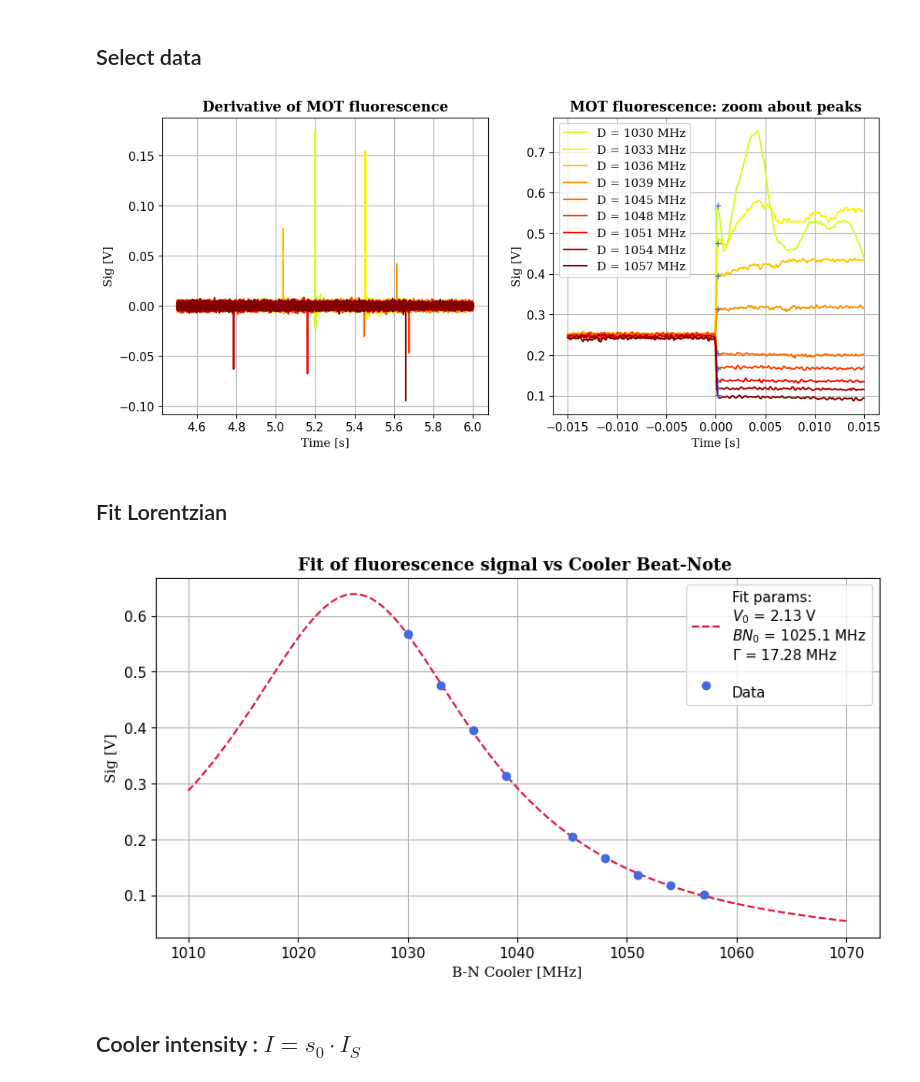
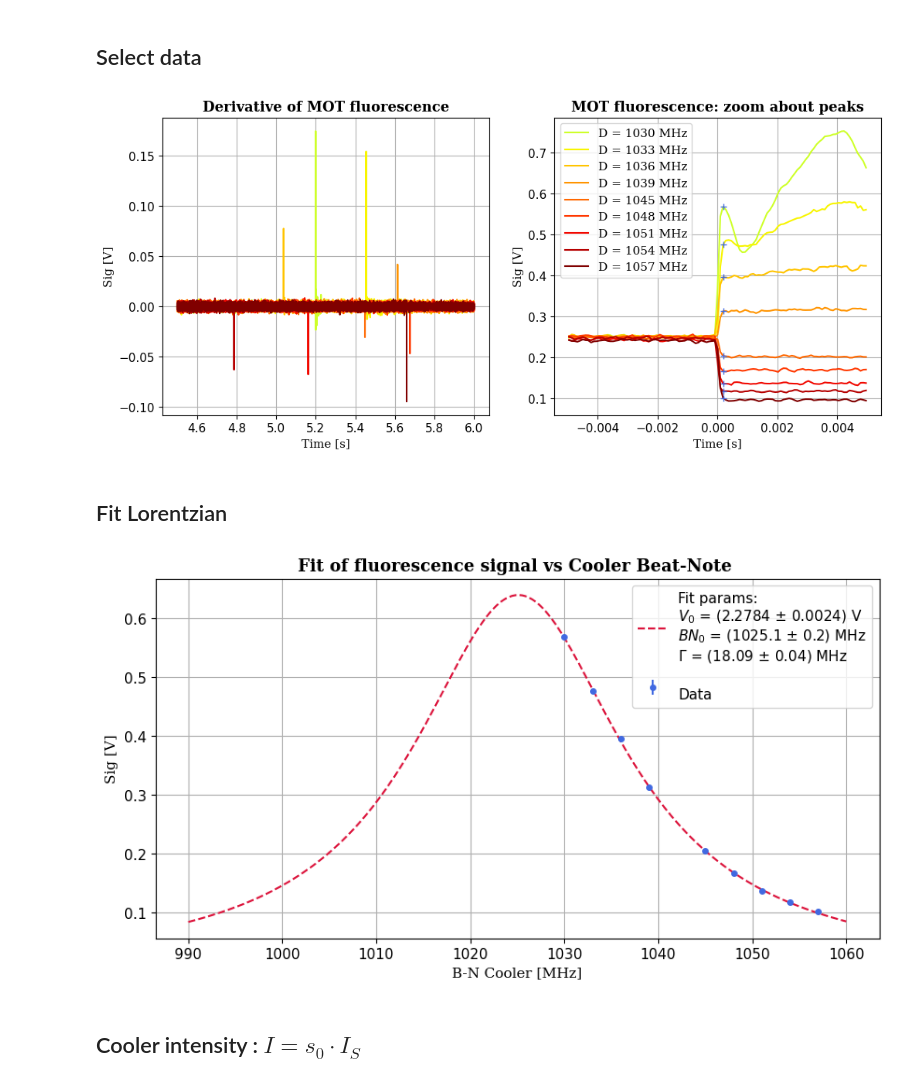
Before and after one commit to Leonardo-Razzai/automatic_measures, a Jupyter notebook: MOT_detuning_oscilloscope/Data/Different_delta/2024-11-07/fit_s0.ipynb, the cells around one changed output. Saved outputs shown, nothing was run; the diff lists cells and outputs as text; code cells hidden in the pictures.

Commit message:
Use proper Delta_L in the analysis

```diff
--- a/MOT_detuning_oscilloscope/Data/Different_delta/2024-11-07/fit_s0.ipynb
+++ b/MOT_detuning_oscilloscope/Data/Different_delta/2024-11-07/fit_s0.ipynb
@@ -28,8 +28,9 @@ title_font = {
 # %%
 SAVE_DATA = True
 
-DATASETS = []
 DATA_RAW = []
+ERRORS = []
+
 directory = Path('.')
 
 D_vals = (1030, 1033, 1036, 1039, 1045, 1048, 1051, 1054, 1057) # MHz 2024-11-07
@@ -42,7 +43,6 @@ ax.set_title(f'MOT fluorescence at different detunings', fontdict=title_font)
 for i, D in enumerate(D_vals):
   file_list = list(directory.glob(f"PL_MOT_BNc_{D}.csv"))
   df = pd.read_csv(file_list[0], header=1, names=['Time [s]', 'Sig [V]'])
-  DATASETS.append(df)
 
   x_data = df['Time [s]'].to_numpy()
   x_data = x_data - np.min(x_data)
@@ -51,7 +51,10 @@ for i, D in enumerate(D_vals):
   offset = np.mean(y_data[index_offset])
   y_data = y_data - offset
 
+  dy_data = np.std(y_data[index_offset])
+
   DATA_RAW.append((x_data, y_data))
+  ERRORS.append(dy_data)
 
   N = len(x_data)
   ax.plot(x_data, y_data, label=f'D = {D} MHz', color=color_palette[i])
@@ -71,7 +74,7 @@ for i, D in enumerate(D_vals):
   x_data = DATA_RAW[i][0]
   y_data = DATA_RAW[i][1]
 
-  index_to_plot = (x_data > 4.5) * (x_data < 6)
+  index_to_plot = (x_data > 4) * (x_data < 7)
   ax.plot(x_data[index_to_plot], y_data[index_to_plot], label=f'D = {D} MHz', color=color_palette[i])
   ax.set_xlabel('Time [s]', fontdict=base_font)
   ax.set_ylabel('Sig [V]', fontdict=base_font)
@@ -103,7 +106,8 @@ for i, D in enumerate(D_vals):
   ax[0].set_ylabel('Sig [V]', fontdict=base_font)
   ax[0].grid()
 
-  delta_time = 0.0003
+  delta_time = 0.00015
+
   if D < 1042:
     # select data where diff is max
     index_photo = np.argmax(y_diff)
@@ -114,14 +118,15 @@ for i, D in enumerate(D_vals):
   x_photo = x_diff[index_photo]
   y_photo = y_diff[index_photo]
 
-  index_interval = (x_data > x_photo - delta_time) * (x_data < x_photo + delta_time)
+  index_interval = (x_data > x_photo + delta_time) * (x_data < x_photo + 2 * delta_time)
   x_interval = x_data[index_interval] - x_photo
   y_interval = y_data[index_interval]
 
-  x_picked = x_interval[-2]
-  y_picked = y_interval[-2]
+  x_picked = np.mean(x_interval)
+  y_picked = np.mean(y_interval)
+
   PHOTOEMISSION_VALS.append(y_picked)
-
+  ERRORS[i] = ERRORS[i] + np.std(y_interval)
 
   index_plot = (x_data > x_photo - 50*delta_time) * (x_data < x_photo + 50*delta_time)
   x_plot = x_data[index_plot] - x_photo
@@ -141,36 +146,37 @@ if SAVE_DATA:
     'BN_cooler [MHz]': D_vals,
     'PhotoEm [V]': PHOTOEMISSION_VALS
   })
-  df.to_csv(DATE+'/Photoemission_Data.csv')
+  df.to_csv('/Photoemission_Data.csv')
 # %% [output]
-[figure, old version]
+[figure, new version]
 # %% [markdown]
 ## Fit Lorentzian
 # %%
 def Lorentzian_in_MOT(BN, V0, BN0, Gamma):
-  s0 = 1.5
+  s0 = 1.28
   return V0 * s0/2 / (1 + s0 + 4*(BN-BN0)**2 / Gamma**2)
 
 x_data_fit = np.array(D_vals)
 y_data_fit = np.array(PHOTOEMISSION_VALS)
-popt, pcov = curve_fit(Lorentzian_in_MOT, x_data_fit, y_data_fit, p0=[1, 1027, 5])
+popt, pcov = curve_fit(Lorentzian_in_MOT, x_data_fit, y_data_fit, p0=[1, 1027, 5], sigma=np.array(ERRORS))
 V0, BN0, Gamma = popt
+dV0, dBN0, dGamma = np.diag(pcov)
 
-x_fit = np.linspace(1010, 1070, 200)
+x_fit = np.linspace(990, 1060, 200)
 y_fit = Lorentzian_in_MOT(x_fit, *popt)
 
 _, ax = plt.subplots(1, 1, figsize=(10, 5))
 ax.set_title(f'Fit of fluorescence signal vs Cooler Beat-Note ', fontdict=title_font)
-ax.plot(x_fit, y_fit, '--', color='crimson', label='Fit params:\n'+r'$V_0$ = ' + f'{V0:.2f} V\n'+r'$BN_0$ = ' + f'{BN0:.1f} MHz\n'+r'$\Gamma$ = ' + f'{Gamma:.2f} MHz')
-ax.plot(x_data_fit, y_data_fit, 'o', color='royalblue', label='\nData')
+ax.plot(x_fit, y_fit, '--', color='crimson', label='Fit params:\n'+r'$V_0$ = ' + f'({V0:.4f} {pm} {dV0:.4f}) V\n'+r'$BN_0$ = ' + f'({BN0:.1f} {pm} {dBN0:.1f}) MHz\n'+r'$\Gamma$ = ' + f'({Gamma:.2f} {pm} {dGamma:.2f}) MHz')
+ax.errorbar(x_data_fit, y_data_fit, yerr=ERRORS, fmt='o', ms=4, color='royalblue', label='\nData')
 ax.set_xlabel(r'B-N Cooler [MHz]', fontdict=base_font)
 ax.set_ylabel('Sig [V]', fontdict=base_font)
 ax.grid()
 
 plt.legend()
 plt.show()
 # %% [output]
-[figure, old version]
+[figure, new version]
 # %% [markdown]
 ## Cooler intensity : $I = s_0 \cdot I_S$
 # %%
```
Also changed, not shown: parts of 5 cells of this notebook, 3 other files.
